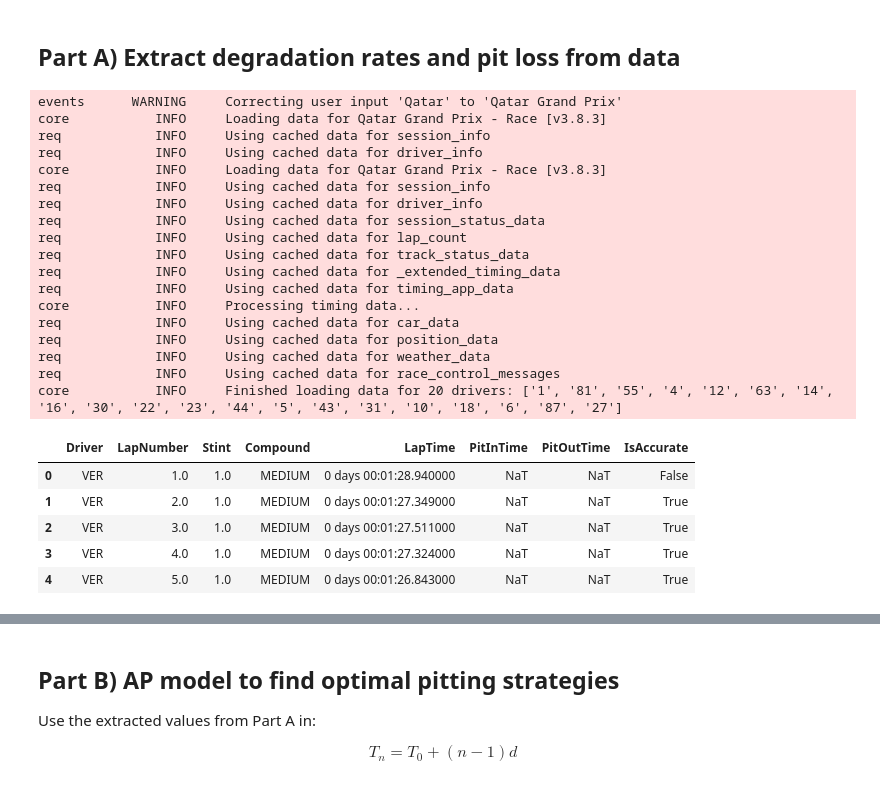
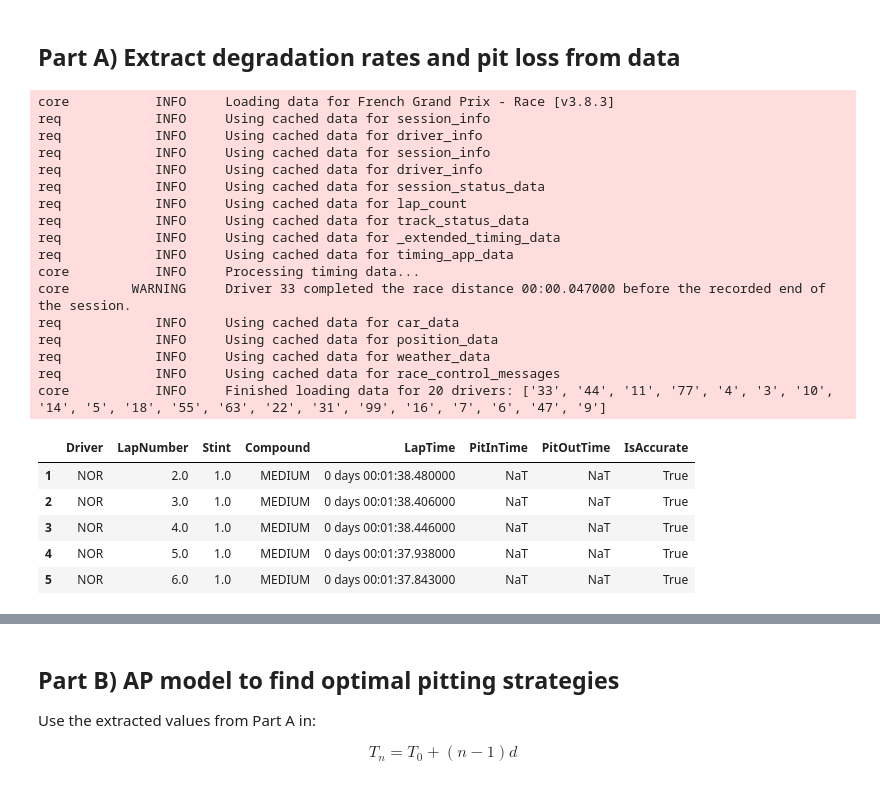
Before and after one commit to DET171/mit-2026, a Jupyter notebook: main.ipynb, the cells around one changed output, grey strips where cells are left out. Drawn from its saved outputs; the diff is of its cells as text; code cells hidden in the pictures.

```diff
--- a/main.ipynb
+++ b/main.ipynb
@@ -27,8 +27,8 @@ fastf1.Cache.enable_cache('fastf1_cache')
 ## Part A) Extract degradation rates and pit loss from data
 # %%
 # ---------- Inputs ----------
-YEAR = 2025
-GRAND_PRIX = 'Qatar'
+YEAR = 2021
+GRAND_PRIX = 'France'
 SESSION = 'R'
 
 COMPOUNDS_TO_ANALYZE = ['SOFT', 'MEDIUM', 'HARD']
@@ -38,11 +38,9 @@ session.load()
 
 all_laps = session.laps.copy()
 # %% [output]
-events      WARNING     Correcting user input 'Qatar' to 'Qatar Grand Prix'
-core           INFO     Loading data for Qatar Grand Prix - Race [v3.8.3]
+core           INFO     Loading data for French Grand Prix - Race [v3.8.3]
 req            INFO     Using cached data for session_info
 req            INFO     Using cached data for driver_info
-core           INFO     Loading data for Qatar Grand Prix - Race [v3.8.3]
 req            INFO     Using cached data for session_info
 req            INFO     Using cached data for driver_info
 req            INFO     Using cached data for session_status_data
@@ -51,18 +49,19 @@ req            INFO     Using cached data for track_status_data
 req            INFO     Using cached data for _extended_timing_data
 req            INFO     Using cached data for timing_app_data
 core           INFO     Processing timing data...
+core        WARNING     Driver 33 completed the race distance 00:00.047000 before the recorded end of the session.
 req            INFO     Using cached data for car_data
 req            INFO     Using cached data for position_data
 req            INFO     Using cached data for weather_data
 req            INFO     Using cached data for race_control_messages
-core           INFO     Finished loading data for 20 drivers: ['1', '81', '55', '4', '12', '63', '14', '16', '30', '22', '23', '44', '5', '43', '31', '10', '18', '6', '87', '27']
+core           INFO     Finished loading data for 20 drivers: ['33', '44', '11', '77', '4', '3', '10', '14', '5', '18', '55', '63', '22', '31', '99', '16', '7', '6', '47', '9']
 # %%
-display(all_laps[['Driver', 'LapNumber', 'Stint', 'Compound', 'LapTime', 'PitInTime', 'PitOutTime', 'IsAccurate']].head())
+display(all_laps[all_laps['IsAccurate'].fillna(True)][['Driver', 'LapNumber', 'Stint', 'Compound', 'LapTime', 'PitInTime', 'PitOutTime', 'IsAccurate']].head())
 # %% [output]
 |  | Driver | LapNumber | Stint | Compound | LapTime | PitInTime | PitOutTime | IsAccurate |
-| 0 | VER | 1.0 | 1.0 | MEDIUM | 0 days 00:01:28.940000 | NaT | NaT | False |
-| 1 | VER | 2.0 | 1.0 | MEDIUM | 0 days 00:01:27.349000 | NaT | NaT | True |
-| 2 | VER | 3.0 | 1.0 | MEDIUM | 0 days 00:01:27.511000 | NaT | NaT | True |
-| 3 | VER | 4.0 | 1.0 | MEDIUM | 0 days 00:01:27.324000 | NaT | NaT | True |
-| 4 | VER | 5.0 | 1.0 | MEDIUM | 0 days 00:01:26.843000 | NaT | NaT | True |
+| 1 | NOR | 2.0 | 1.0 | MEDIUM | 0 days 00:01:38.480000 | NaT | NaT | True |
+| 2 | NOR | 3.0 | 1.0 | MEDIUM | 0 days 00:01:38.406000 | NaT | NaT | True |
+| 3 | NOR | 4.0 | 1.0 | MEDIUM | 0 days 00:01:38.446000 | NaT | NaT | True |
+| 4 | NOR | 5.0 | 1.0 | MEDIUM | 0 days 00:01:37.938000 | NaT | NaT | True |
+| 5 | NOR | 6.0 | 1.0 | MEDIUM | 0 days 00:01:37.843000 | NaT | NaT | True |
 # %%
```
Also changed, not shown: parts of 3 cells of this notebook.
